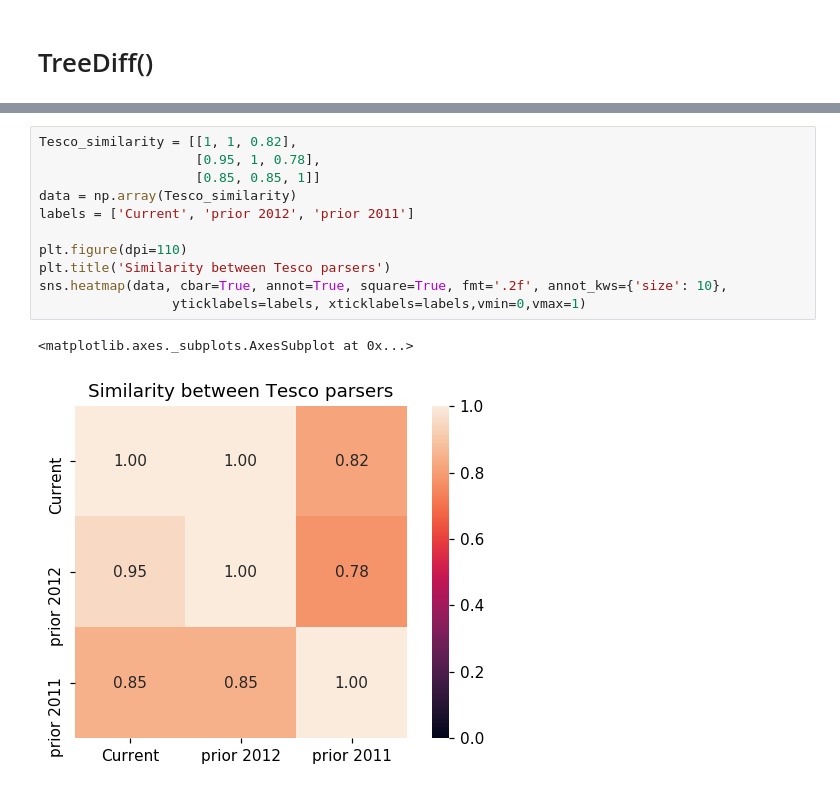
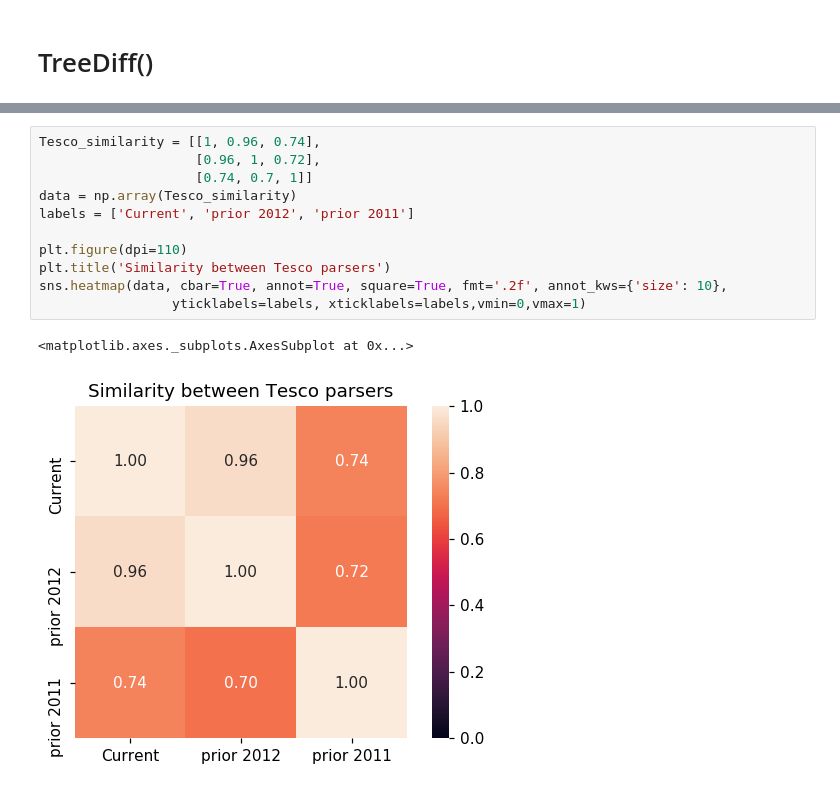
Before and after one commit to jakobtorben/Intelligent-public-web-data-extraction, a Jupyter notebook: ManWebScraper/AST/similarity/heatmaps.ipynb, the cells around one changed output, grey strips where cells are left out. Drawn from its saved outputs; the diff is of its cells as text.

```diff
--- a/ManWebScraper/AST/similarity/heatmaps.ipynb
+++ b/ManWebScraper/AST/similarity/heatmaps.ipynb
@@ -186,15 +186,15 @@ sns.heatmap(data, cbar=True, annot=True, square=True, fmt='.2f', annot_kws={'siz
 # %%
-Tesco_similarity = [[1, 1, 0.82],
-                    [0.95, 1, 0.78],
-                    [0.85, 0.85, 1]]
+Tesco_similarity = [[1, 0.96, 0.74],
+                    [0.96, 1, 0.72],
+                    [0.74, 0.7, 1]]
 data = np.array(Tesco_similarity)
 labels = ['Current', 'prior 2012', 'prior 2011']
 
 plt.figure(dpi=110)
 plt.title('Similarity between Tesco parsers')
 sns.heatmap(data, cbar=True, annot=True, square=True, fmt='.2f', annot_kws={'size': 10},
                  yticklabels=labels, xticklabels=labels,vmin=0,vmax=1)
 # %% [output]
 <matplotlib.axes._subplots.AxesSubplot at 0x...>
-[figure, old version]
+[figure, new version]
 # %%
```
Also changed, not shown: parts of 6 cells of this notebook, 13 other files.
